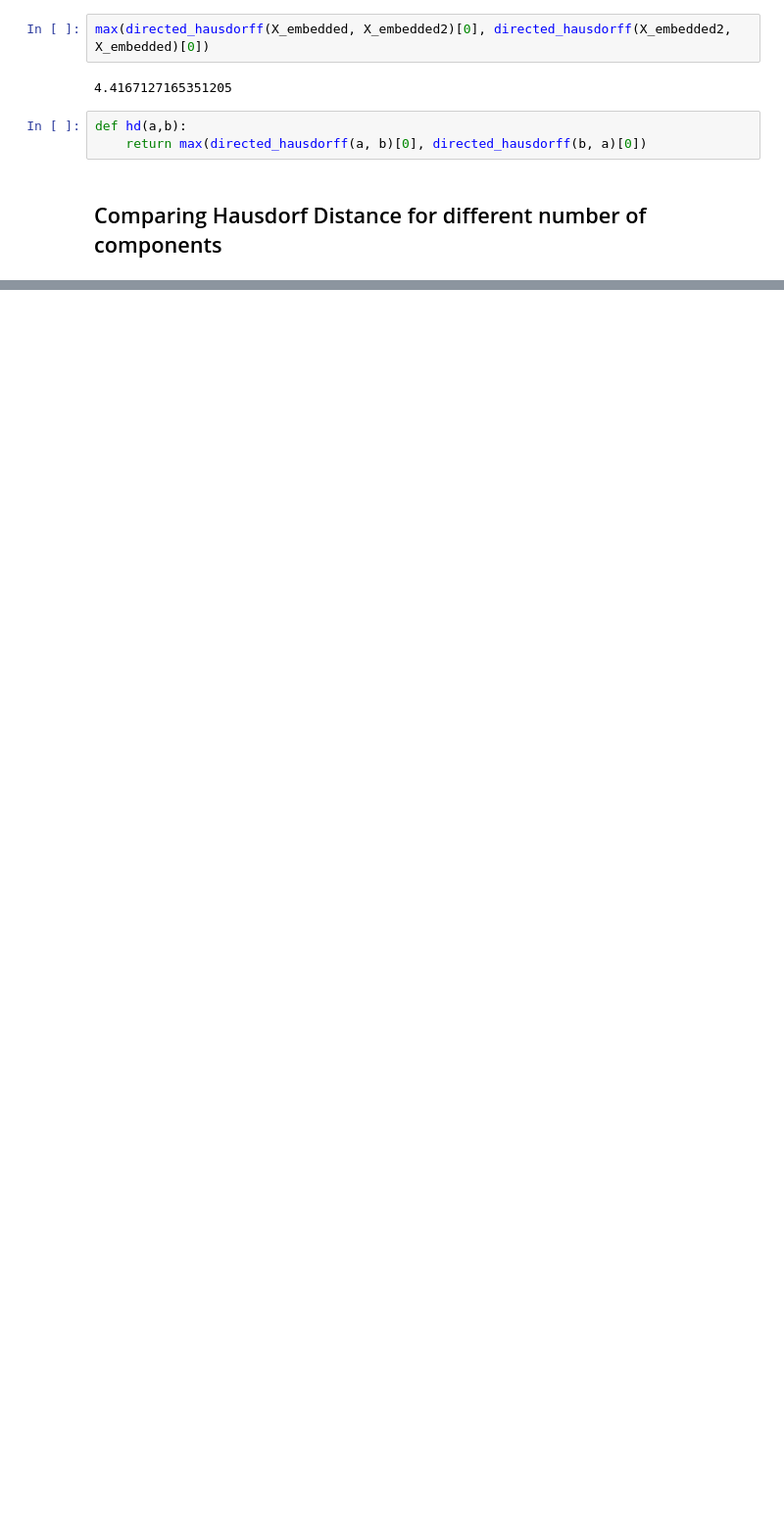
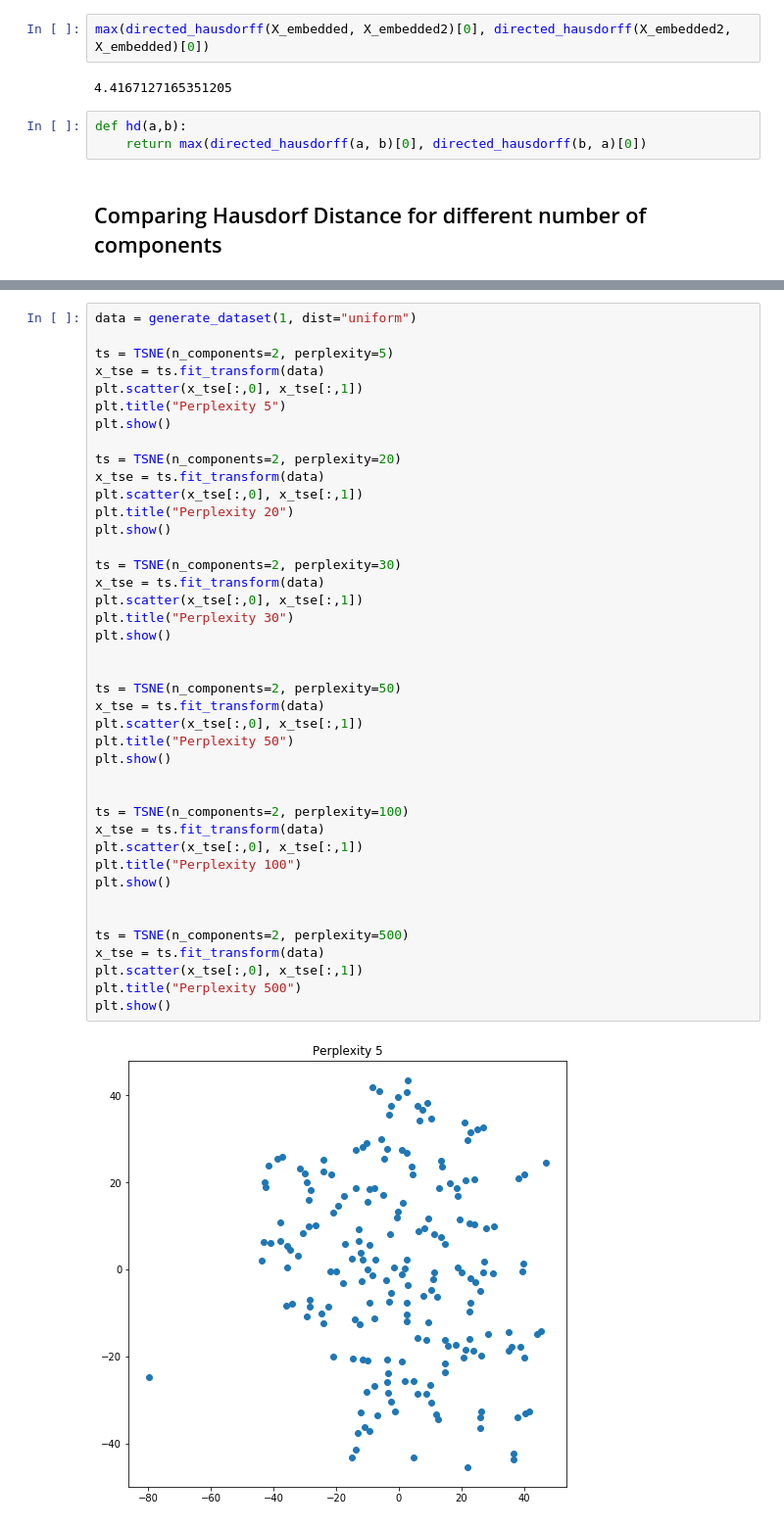
Before and after one commit to ylmzkaan/MVE440-HW4, a Jupyter notebook: src/SebastianN.ipynb, the cells around one changed output, grey strips where cells are left out. Shown at 98% size. Saved outputs shown, nothing was run; the diff lists cells and outputs as text; blank space fills up the shorter version.

```diff
--- a/src/SebastianN.ipynb
+++ b/src/SebastianN.ipynb
@@ -505,0 +474,43 @@ plt.show()
+# %%
+data = generate_dataset(1, dist="uniform")
+
+ts = TSNE(n_components=2, perplexity=5)
+x_tse = ts.fit_transform(data)
+plt.scatter(x_tse[:,0], x_tse[:,1])
+plt.title("Perplexity 5")
+plt.show()
+
+ts = TSNE(n_components=2, perplexity=20)
+x_tse = ts.fit_transform(data)
+plt.scatter(x_tse[:,0], x_tse[:,1])
+plt.title("Perplexity 20")
+plt.show()
+
+ts = TSNE(n_components=2, perplexity=30)
+x_tse = ts.fit_transform(data)
+plt.scatter(x_tse[:,0], x_tse[:,1])
+plt.title("Perplexity 30")
+plt.show()
+
+
+ts = TSNE(n_components=2, perplexity=50)
+x_tse = ts.fit_transform(data)
+plt.scatter(x_tse[:,0], x_tse[:,1])
+plt.title("Perplexity 50")
+plt.show()
+
+
+ts = TSNE(n_components=2, perplexity=100)
+x_tse = ts.fit_transform(data)
+plt.scatter(x_tse[:,0], x_tse[:,1])
+plt.title("Perplexity 100")
+plt.show()
+
+
+ts = TSNE(n_components=2, perplexity=500)
+x_tse = ts.fit_transform(data)
+plt.scatter(x_tse[:,0], x_tse[:,1])
+plt.title("Perplexity 500")
+plt.show()
+# %% [output]
+[figure, added]
```
Also changed, not shown: parts of 9 cells of this notebook.
